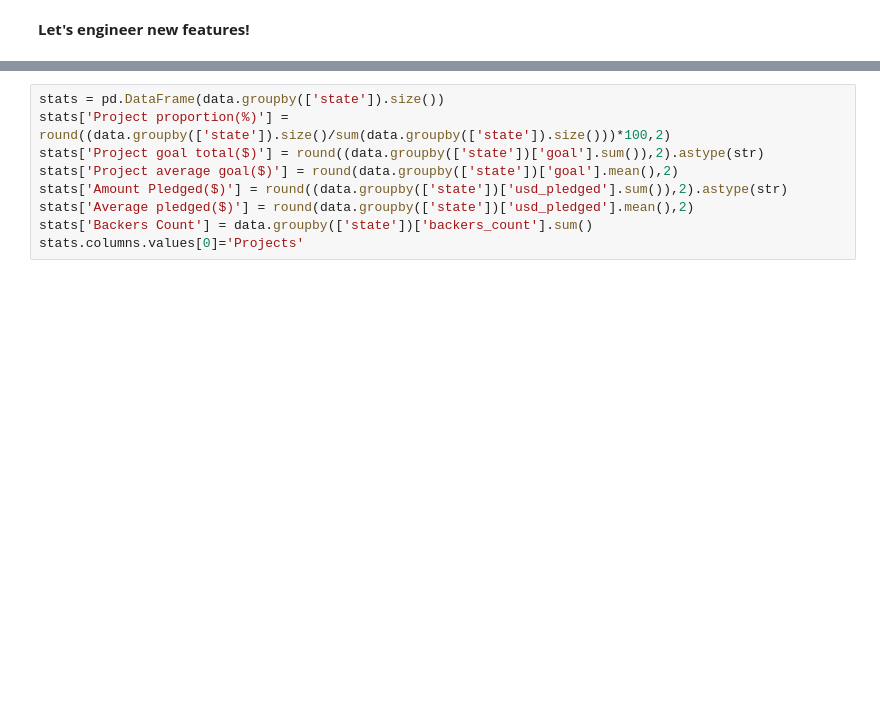
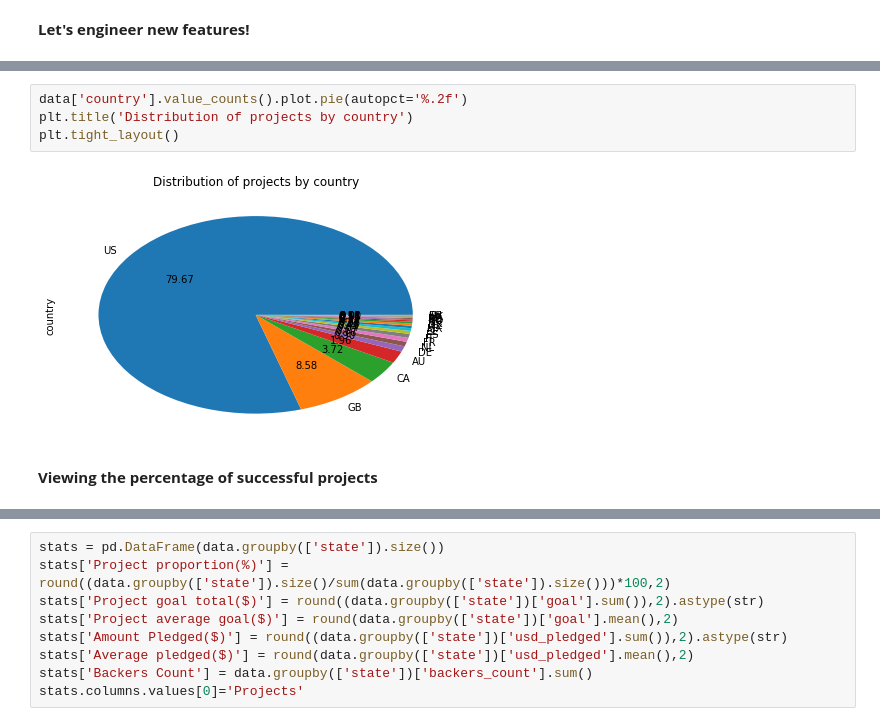
Before and after one commit to natasha-nath/Kickstartin-Success, a Jupyter notebook: Kickstartin_Success.ipynb, the cells around one changed output, grey strips where cells are left out. Cells and saved outputs as stored; diff of their text form; blank space fills up the shorter version.

```diff
--- a/Kickstartin_Success.ipynb
+++ b/Kickstartin_Success.ipynb
@@ -212,0 +281,8 @@ Data dim after feature engineering: (156668, 87)
+# %%
+data['country'].value_counts().plot.pie(autopct='%.2f')
+plt.title('Distribution of projects by country')
+plt.tight_layout()
+# %% [output]
+[figure, added]
+# %% [markdown]
+**Viewing the percentage of successful projects**
```
Also changed, not shown: parts of 53 cells of this notebook.
